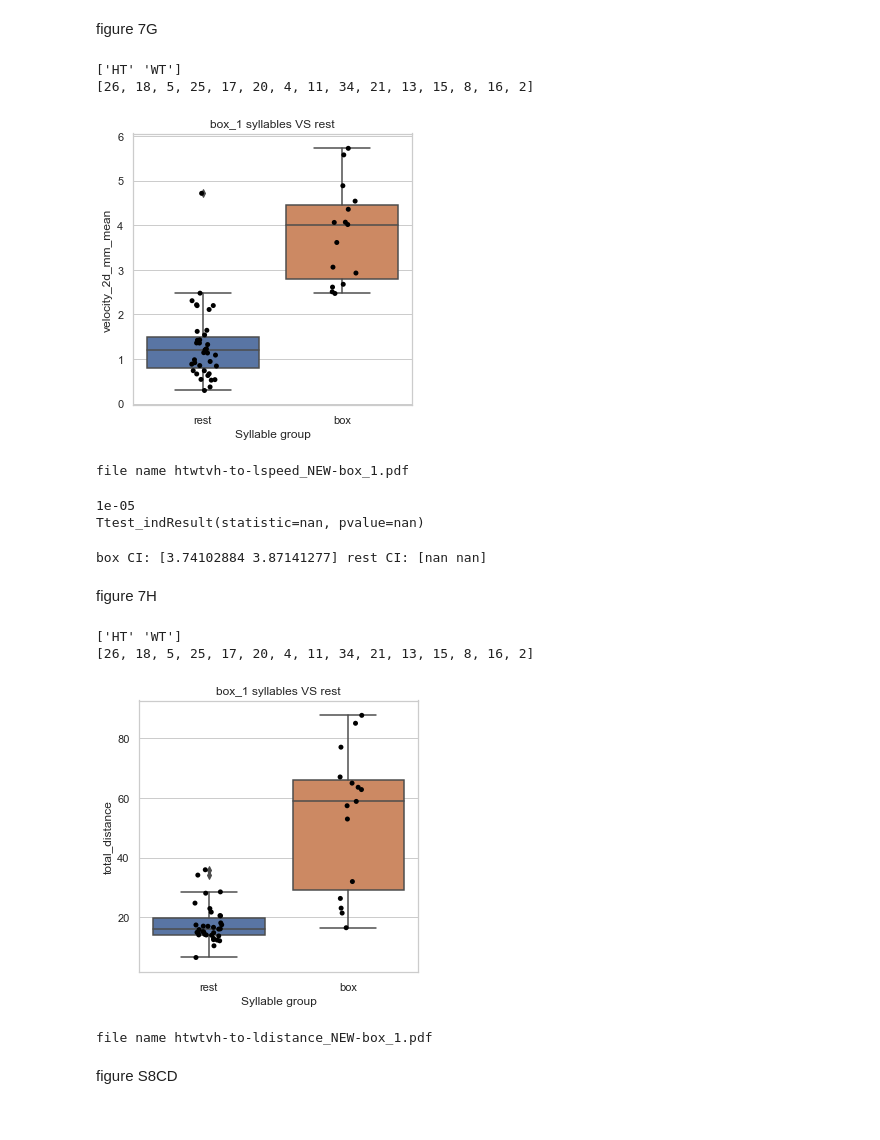
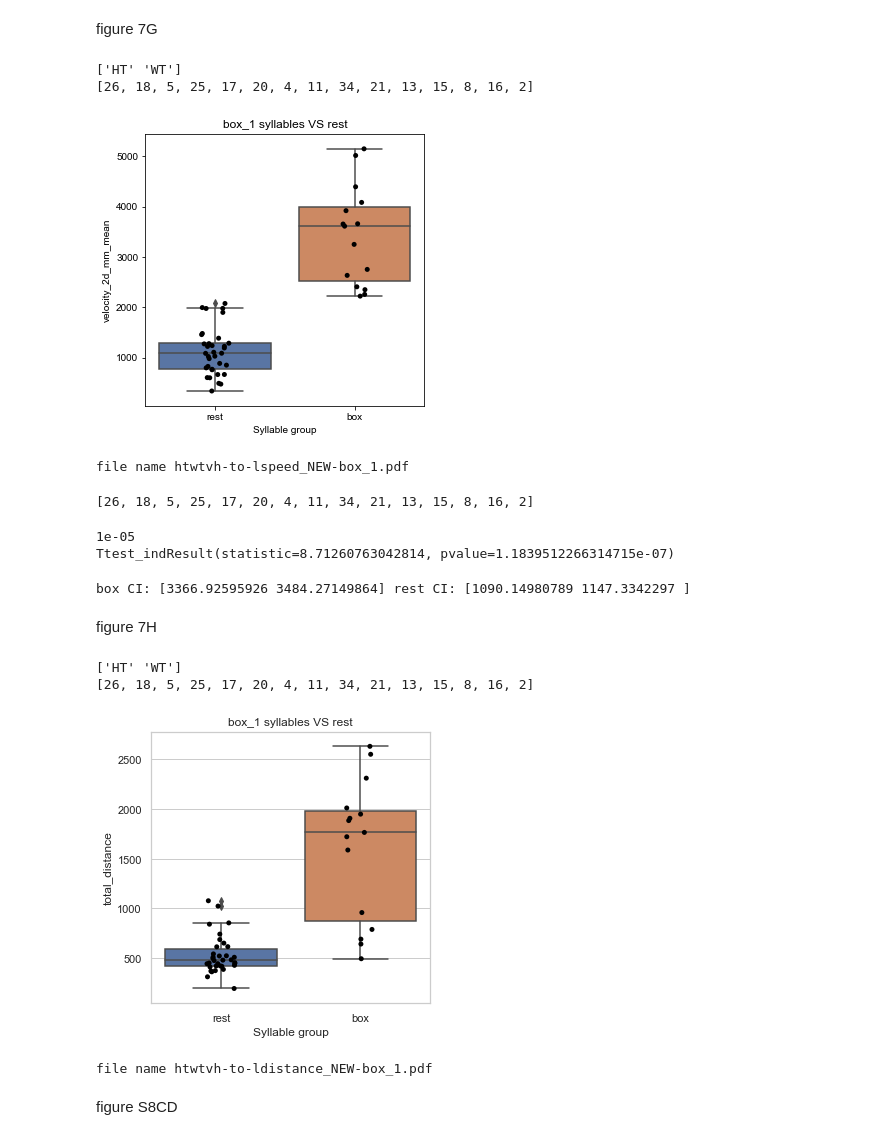
Before and after one commit to aanicolella/Farsi_et_al_2023, a Jupyter notebook: moSeq_figures.ipynb, the cells around one changed output. Cells and saved outputs as stored; diff of their text form; code cells hidden in the pictures.

```diff
--- a/moSeq_figures.ipynb
+++ b/moSeq_figures.ipynb
@@ -65,6 +65,31 @@ def rolling_usage(genotype_kinematics, ref, roll_num, sort_by = 'velocity_2d_mm_
     # ax.set_xticks([])
     fig.savefig(f'{filename}.pdf')
     return relative_u, rolling
+# %%
+def plot_boxvsrest(stats_df, box, boxname, pair, metric, filename):
+
+    stats_subset = stats_df.loc[(stats_df.group ==pair[0]) | (stats_df.group==pair[1])].copy()
+    stats_subset[metric] *= 30
+    print(stats_subset.group.unique())
+    stats_subset = stats_subset.groupby(['syllable']).mean().reset_index()
+    stats_subset['syllable_group'] = 'rest'
+    stats_subset.loc[stats_subset['syllable'].isin(box), 'syllable_group'] = 'box'
+    print(box)
+    box_data = stats_subset[stats_subset['syllable_group'] == 'box'][metric]
+    rest_data = stats_subset[stats_subset['syllable_group'] == 'rest'][metric]
+
+    fig, axs = plt.subplots(1,1, figsize=(5,5))
+    sns.set_theme(style="whitegrid")
+    sns.boxplot(ax= axs, x = 'syllable_group', y = metric, data=stats_subset)
+    sns.stripplot(ax= axs, x = 'syllable_group', y = metric, data=stats_subset, color='black')
+    axs.set_xlabel('Syllable group')
+    axs.set_ylabel(metric)
+    axs.set_title(f'{boxname} syllables VS rest')
+    plt.show()
+    fig.savefig(f'{filename}-{boxname}.pdf')
+    print('file name', f'{filename}-{boxname}.pdf')
+    stats_subset[['syllable_group','syllable', metric]].to_csv(f'{filename}-{boxname}.csv',index=False)
+    return box_data, rest_data
 # %%
 import seaborn as sns
 import matplotlib.pyplot as plt
@@ -82,13 +107,16 @@ figure 7G
 # %%
 box_1 = relative_u['syllable'][:15].tolist()
 name = 'box_1'
 pair = ('HT', 'WT')
 box, rest = plot_boxvsrest(stats_df, box_1, name,pair, 'velocity_2d_mm_mean', 'htwtvh-to-lspeed_NEW')
+
+[26, 18, 5, 25, 17, 20, 4, 11, 34, 21, 13, 15, 8, 16, 2]
 # %% [output]
 ['HT' 'WT']
 [26, 18, 5, 25, 17, 20, 4, 11, 34, 21, 13, 15, 8, 16, 2]
-[figure, old version]
+[figure, new version]
 file name htwtvh-to-lspeed_NEW-box_1.pdf
+[26, 18, 5, 25, 17, 20, 4, 11, 34, 21, 13, 15, 8, 16, 2]
 # %%
 print(permutation_test(box, rest))
 print(ttest_ind(box, rest, equal_var=False))
@@ -96,8 +124,8 @@ b_ci, r_ci = bootstrap(box,rest)
 print('box CI:', b_ci, 'rest CI:', r_ci)
 # %% [output]
 1e-05
-Ttest_indResult(statistic=nan, pvalue=nan)
+Ttest_indResult(statistic=8.71260763042814, pvalue=1.1839512266314715e-07)
-box CI: [3.74102884 3.87141277] rest CI: [nan nan]
+box CI: [3366.92595926 3484.27149864] rest CI: [1090.14980789 1147.3342297 ]
 # %% [markdown]
 figure 7H
 # %%
@@ -111,7 +139,7 @@ box, rest = plot_boxvsrest(dist_subset, box, name,pair, 'total_distance', 'htwtv
 # %% [output]
 ['HT' 'WT']
 [26, 18, 5, 25, 17, 20, 4, 11, 34, 21, 13, 15, 8, 16, 2]
-[figure, old version]
+[figure, new version]
 file name htwtvh-to-ldistance_NEW-box_1.pdf
 # %% [markdown]
 figure S8CD
```
Also changed, not shown: parts of 17 cells of this notebook.
